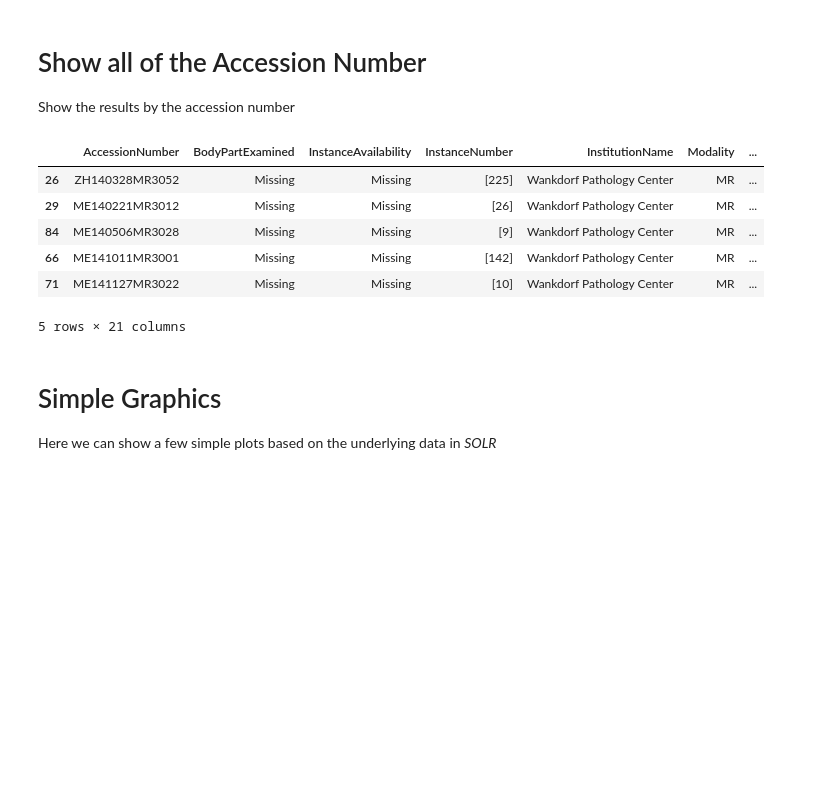
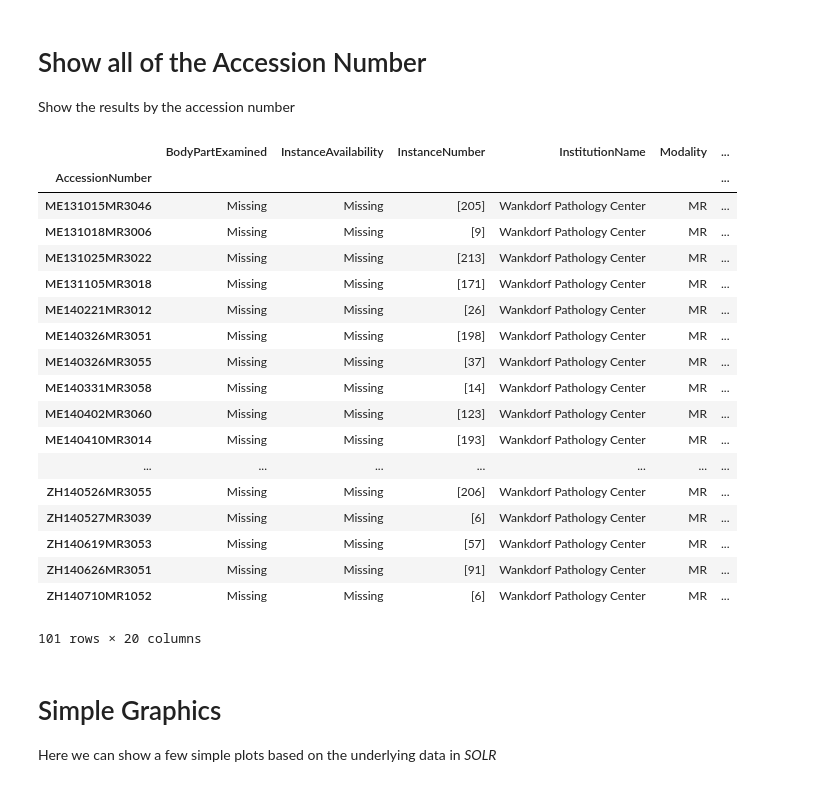
Before and after one commit to joshy/meta, a Jupyter notebook: notebooks/Tutorial.ipynb, the cells around one changed output. Drawn from its saved outputs; the diff is of its cells as text; code cells hidden in the pictures; blank space fills up the shorter version.

```diff
--- a/notebooks/Tutorial.ipynb
+++ b/notebooks/Tutorial.ipynb
@@ -41,18 +29,29 @@ pd.DataFrame([cgroup['patient'] for cgroup in docs['groups']]).sample(5)
 # %% [markdown]
 # Show all of the Accession Number
 Show the results by the accession number
-# %%
-from itertools import chain
-all_asn_data = pd.DataFrame(list(chain(*[list(cgroup['by_AccessionNumber'].values())[0] for cgroup in docs['groups']])))
-all_asn_data.sample(5)
-# %% [output]
-|  | AccessionNumber | BodyPartExamined | InstanceAvailability | InstanceNumber | InstitutionName | Modality | ... |
-| 26 | ZH140328MR3052 | Missing | Missing | [225] | Wankdorf Pathology Center | MR | ... |
-| 29 | ME140221MR3012 | Missing | Missing | [26] | Wankdorf Pathology Center | MR | ... |
-| 84 | ME140506MR3028 | Missing | Missing | [9] | Wankdorf Pathology Center | MR | ... |
-| 66 | ME141011MR3001 | Missing | Missing | [142] | Wankdorf Pathology Center | MR | ... |
-| 71 | ME141127MR3022 | Missing | Missing | [10] | Wankdorf Pathology Center | MR | ... |
-5 rows × 21 columns
+# %%
+grouped = df.groupby('AccessionNumber')
+grouped.first()
+# %% [output]
+|  | BodyPartExamined | InstanceAvailability | InstanceNumber | InstitutionName | Modality | ... |
+| AccessionNumber |  |  |  |  |  | ... |
+| ME131015MR3046 | Missing | Missing | [205] | Wankdorf Pathology Center | MR | ... |
+| ME131018MR3006 | Missing | Missing | [9] | Wankdorf Pathology Center | MR | ... |
+| ME131025MR3022 | Missing | Missing | [213] | Wankdorf Pathology Center | MR | ... |
+| ME131105MR3018 | Missing | Missing | [171] | Wankdorf Pathology Center | MR | ... |
+| ME140221MR3012 | Missing | Missing | [26] | Wankdorf Pathology Center | MR | ... |
+| ME140326MR3051 | Missing | Missing | [198] | Wankdorf Pathology Center | MR | ... |
+| ME140326MR3055 | Missing | Missing | [37] | Wankdorf Pathology Center | MR | ... |
+| ME140331MR3058 | Missing | Missing | [14] | Wankdorf Pathology Center | MR | ... |
+| ME140402MR3060 | Missing | Missing | [123] | Wankdorf Pathology Center | MR | ... |
+| ME140410MR3014 | Missing | Missing | [193] | Wankdorf Pathology Center | MR | ... |
+| ... | ... | ... | ... | ... | ... | ... |
+| ZH140526MR3055 | Missing | Missing | [206] | Wankdorf Pathology Center | MR | ... |
+| ZH140527MR3039 | Missing | Missing | [6] | Wankdorf Pathology Center | MR | ... |
+| ZH140619MR3053 | Missing | Missing | [57] | Wankdorf Pathology Center | MR | ... |
+| ZH140626MR3051 | Missing | Missing | [91] | Wankdorf Pathology Center | MR | ... |
+| ZH140710MR1052 | Missing | Missing | [6] | Wankdorf Pathology Center | MR | ... |
+101 rows × 20 columns
 # %% [markdown]
 # Simple Graphics
 Here we can show a few simple plots based on the underlying data in _SOLR_
```
Also changed, not shown: parts of 9 cells of this notebook, 2 other files.
